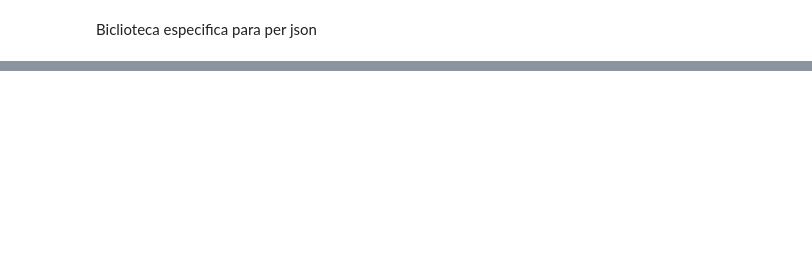
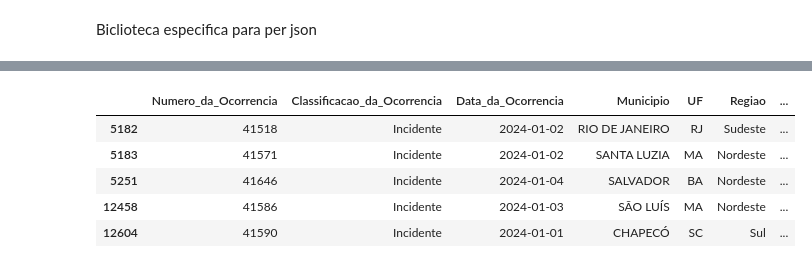
Before and after one commit to WILLIANSCASACOLA/Meus-Codigos, a Jupyter notebook: 1_Ler_arquivo_Json.ipynb, the cells around one changed output, grey strips where cells are left out. Saved outputs shown, nothing was run; the diff lists cells and outputs as text; code cells hidden in the pictures; blank space fills up the shorter version.

```diff
--- a/1_Ler_arquivo_Json.ipynb
+++ b/1_Ler_arquivo_Json.ipynb
@@ -10,0 +12,5 @@ import pandas as pd
+# %%
+hoje = datetime.now()
+ano = hoje.year - 1
+print(hoje)
+print(ano)
@@ -59,3 +184,15 @@ df_selecionado.head()
+# %%
+#Filtrar os dados com base no ano
+df_selecionado = df_selecionado[df_selecionado['Data_da_Ocorrencia'].dt.year == ano]
+# %%
+df_selecionado.head()
+# %% [output]
+|  | Numero_da_Ocorrencia | Classificacao_da_Ocorrencia | Data_da_Ocorrencia | Municipio | UF | Regiao | ... |
+| 5182 | 41518 | Incidente | 2024-01-02 | RIO DE JANEIRO | RJ | Sudeste | ... |
+| 5183 | 41571 | Incidente | 2024-01-02 | SANTA LUZIA | MA | Nordeste | ... |
+| 5251 | 41646 | Incidente | 2024-01-04 | SALVADOR | BA | Nordeste | ... |
+| 12458 | 41586 | Incidente | 2024-01-03 | SÃO LUÍS | MA | Nordeste | ... |
+| 12604 | 41590 | Incidente | 2024-01-01 | CHAPECÓ | SC | Sul | ... |
 # %%
 #Ver quantidade de linhas e colunas no df_selecionado
 df_selecionado.shape
```
Also changed, not shown: parts of 16 cells of this notebook.
